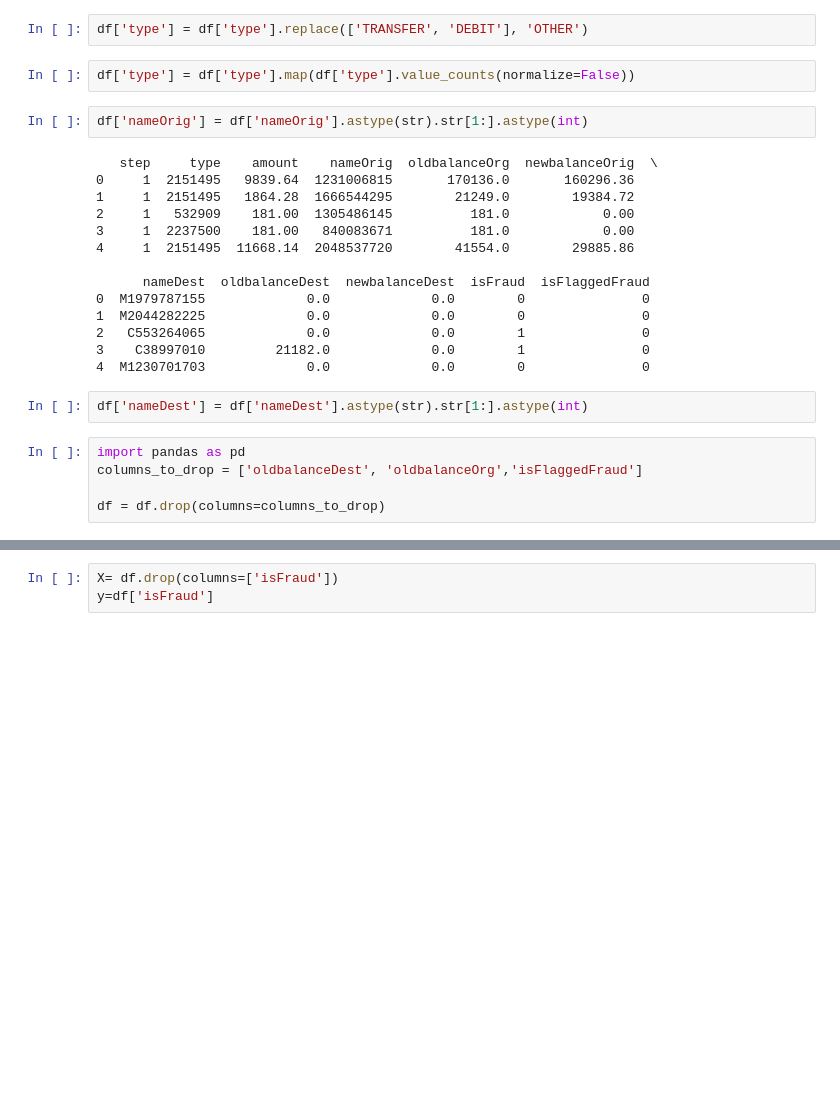
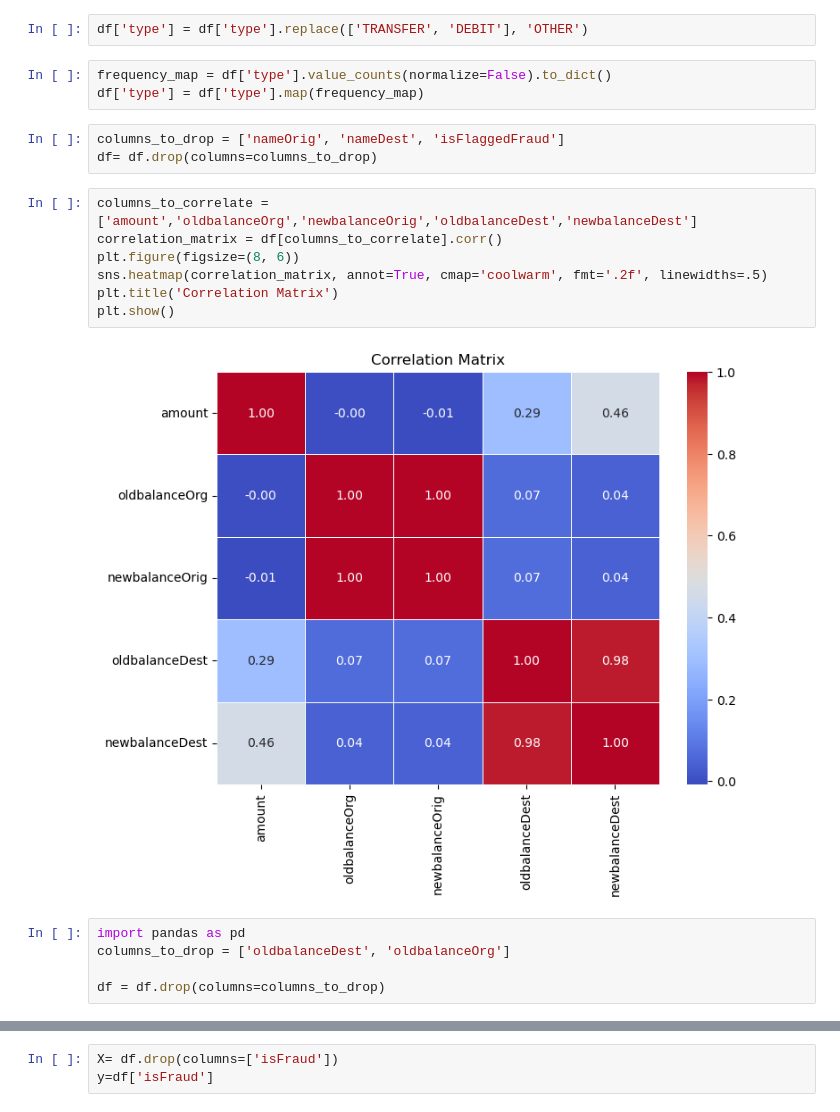
Before and after one commit to katuulajoel/udacity-nano-degree, a Jupyter notebook: Untitled.ipynb, the cells around one changed output, grey strips where cells are left out. Saved outputs shown, nothing was run; the diff lists cells and outputs as text; blank space fills up the shorter version.

```diff
--- a/Untitled.ipynb
+++ b/Untitled.ipynb
@@ -90,27 +64,22 @@ print(df)
 # %%
 df['type'] = df['type'].replace(['TRANSFER', 'DEBIT'], 'OTHER')
 # %%
-df['type'] = df['type'].map(df['type'].value_counts(normalize=False))
+frequency_map = df['type'].value_counts(normalize=False).to_dict()
+df['type'] = df['type'].map(frequency_map)
-# %%
-df['nameOrig'] = df['nameOrig'].astype(str).str[1:].astype(int)
-# %% [output]
-   step     type    amount    nameOrig  oldbalanceOrg  newbalanceOrig  \
-0     1  2151495   9839.64  1231006815       170136.0       160296.36
-1     1  2151495   1864.28  1666544295        21249.0        19384.72
-2     1   532909    181.00  1305486145          181.0            0.00
-3     1  2237500    181.00   840083671          181.0            0.00
-4     1  2151495  11668.14  2048537720        41554.0        29885.86
-
-      nameDest  oldbalanceDest  newbalanceDest  isFraud  isFlaggedFraud
-0  M1979787155             0.0             0.0        0               0
-1  M2044282225             0.0             0.0        0               0
-2   C553264065             0.0             0.0        1               0
-3    C38997010         21182.0             0.0        1               0
-4  M1230701703             0.0             0.0        0               0
-# %%
-df['nameDest'] = df['nameDest'].astype(str).str[1:].astype(int)
+# %%
+columns_to_drop = ['nameOrig', 'nameDest', 'isFlaggedFraud']
+df= df.drop(columns=columns_to_drop)
+# %%
+columns_to_correlate = ['amount','oldbalanceOrg','newbalanceOrig','oldbalanceDest','newbalanceDest']
+correlation_matrix = df[columns_to_correlate].corr()
+plt.figure(figsize=(8, 6))
+sns.heatmap(correlation_matrix, annot=True, cmap='coolwarm', fmt='.2f', linewidths=.5)
+plt.title('Correlation Matrix')
+plt.show()
+# %% [output]
+[figure, added]
 # %%
 import pandas as pd
-columns_to_drop = ['oldbalanceDest', 'oldbalanceOrg','isFlaggedFraud']
+columns_to_drop = ['oldbalanceDest', 'oldbalanceOrg']
 
 df = df.drop(columns=columns_to_drop)
```
Also changed, not shown: parts of 6 cells of this notebook, 3 other files.
